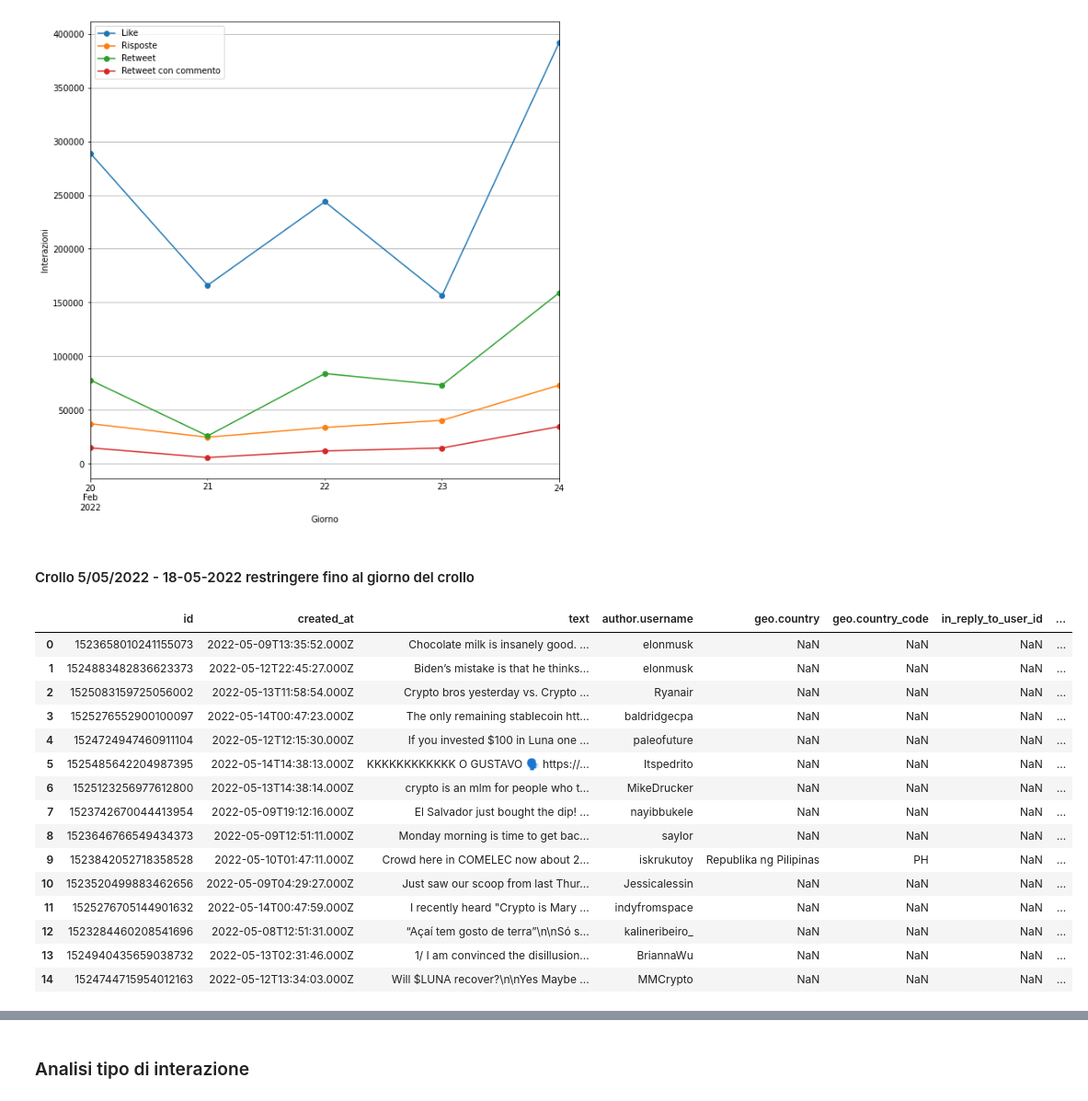
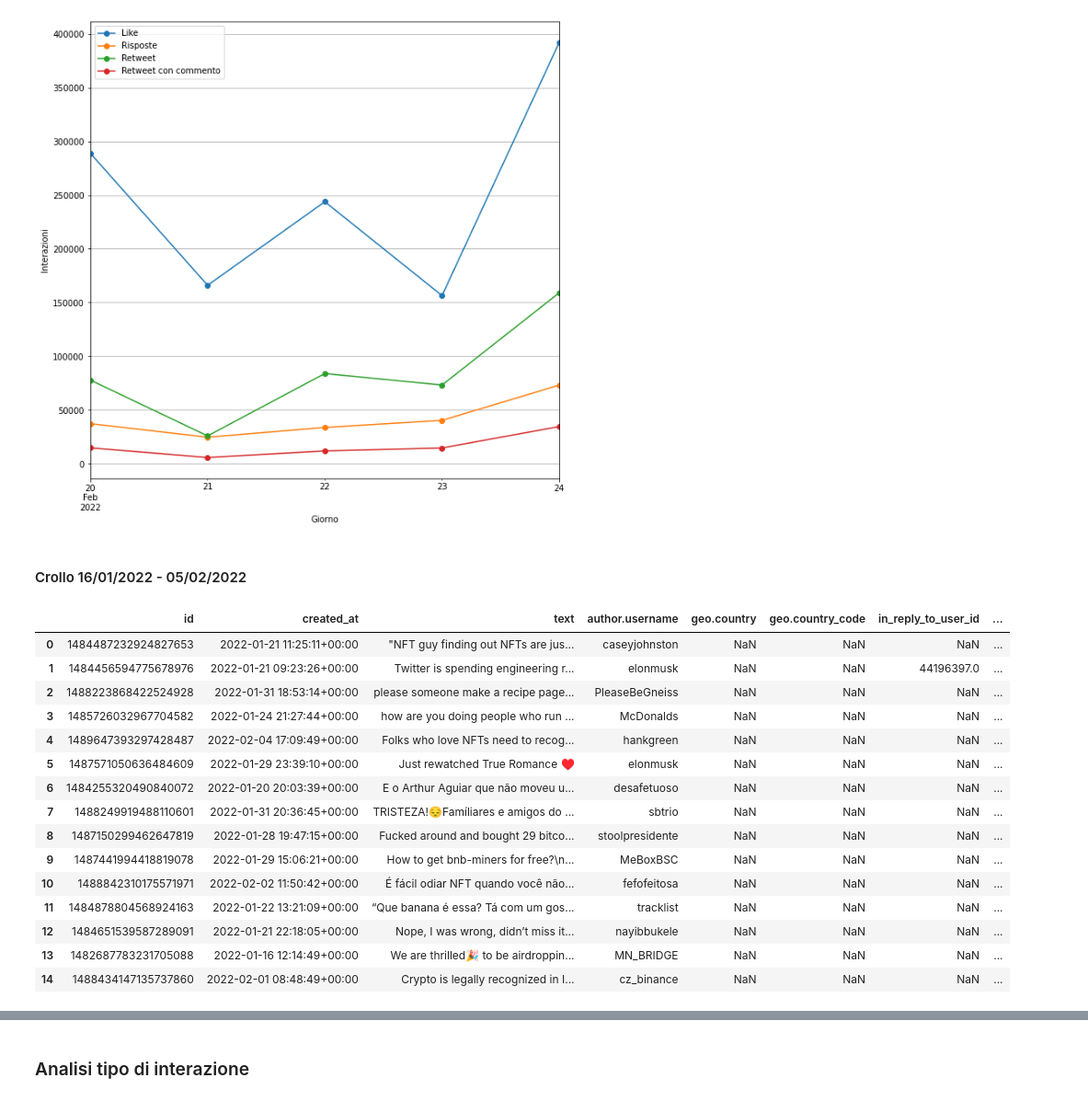
Before and after one commit to isabellamarasco/Blockchain_project, a Jupyter notebook: analysis.ipynb, the cells around one changed output, grey strips where cells are left out. Shown at 92% size. Cells and saved outputs as stored; diff of their text form; code cells hidden in the pictures.

```diff
--- a/analysis.ipynb
+++ b/analysis.ipynb
@@ -210,32 +210,32 @@ plot_autor(df_3)
 plot_daily_trends(df_3)
 # %% [output]
 [figure]
-# %% [markdown]
-#### Crollo 5/05/2022 - 18-05-2022 restringere fino al giorno del crollo
+# %% [markdown]
+#### Crollo 16/01/2022 - 05/02/2022
 # %%
 #take data created_at into 2021/05/11 to 2021/05/24 and order by likes_count
-df_4 = df[(df['created_at'] >= '2022-05-08') & (df['created_at'] <= '2022-05-15')]
+df_4 = df[(df['created_at'] >= '2022-01-16') & (df['created_at'] <= '2022-02-05')]
 df_4 = df_4.sort_values(by=['public_metrics.like_count','public_metrics.reply_count', 'public_metrics.retweet_count', 'public_metrics.quote_count'], ascending=False)
 
 df_4 = df_4.reset_index(drop=True)
 display (df_4.head(15))
 # %% [output]
 |  | id | created_at | text | author.username | geo.country | geo.country_code | in_reply_to_user_id | ... |
-| 0 | 1523658010241155073 | 2022-05-09T13:35:52.000Z | Chocolate milk is insanely good. ... | elonmusk | NaN | NaN | NaN | ... |
-| 1 | 1524883482836623373 | 2022-05-12T22:45:27.000Z | Biden’s mistake is that he thinks... | elonmusk | NaN | NaN | NaN | ... |
-| 2 | 1525083159725056002 | 2022-05-13T11:58:54.000Z | Crypto bros yesterday vs. Crypto ... | Ryanair | NaN | NaN | NaN | ... |
-| 3 | 1525276552900100097 | 2022-05-14T00:47:23.000Z | The only remaining stablecoin htt... | baldridgecpa | NaN | NaN | NaN | ... |
-| 4 | 1524724947460911104 | 2022-05-12T12:15:30.000Z | If you invested $100 in Luna one ... | paleofuture | NaN | NaN | NaN | ... |
-| 5 | 1525485642204987395 | 2022-05-14T14:38:13.000Z | KKKKKKKKKKKK O GUSTAVO 🗣 https://... | Itspedrito | NaN | NaN | NaN | ... |
-| 6 | 1525123256977612800 | 2022-05-13T14:38:14.000Z | crypto is an mlm for people who t... | MikeDrucker | NaN | NaN | NaN | ... |
-| 7 | 1523742670044413954 | 2022-05-09T19:12:16.000Z | El Salvador just bought the dip! ... | nayibbukele | NaN | NaN | NaN | ... |
-| 8 | 1523646766549434373 | 2022-05-09T12:51:11.000Z | Monday morning is time to get bac... | saylor | NaN | NaN | NaN | ... |
-| 9 | 1523842052718358528 | 2022-05-10T01:47:11.000Z | Crowd here in COMELEC now about 2... | iskrukutoy | Republika ng Pilipinas | PH | NaN | ... |
-| 10 | 1523520499883462656 | 2022-05-09T04:29:27.000Z | Just saw our scoop from last Thur... | Jessicalessin | NaN | NaN | NaN | ... |
-| 11 | 1525276705144901632 | 2022-05-14T00:47:59.000Z | I recently heard "Crypto is Mary ... | indyfromspace | NaN | NaN | NaN | ... |
-| 12 | 1523284460208541696 | 2022-05-08T12:51:31.000Z | “Açaí tem gosto de terra”\n\nSó s... | kalineribeiro_ | NaN | NaN | NaN | ... |
-| 13 | 1524940435659038732 | 2022-05-13T02:31:46.000Z | 1/ I am convinced the disillusion... | BriannaWu | NaN | NaN | NaN | ... |
-| 14 | 1524744715954012163 | 2022-05-12T13:34:03.000Z | Will $LUNA recover?\n\nYes Maybe ... | MMCrypto | NaN | NaN | NaN | ... |
+| 0 | 1484487232924827653 | 2022-01-21 11:25:11+00:00 | "NFT guy finding out NFTs are jus... | caseyjohnston | NaN | NaN | NaN | ... |
+| 1 | 1484456594775678976 | 2022-01-21 09:23:26+00:00 | Twitter is spending engineering r... | elonmusk | NaN | NaN | 44196397.0 | ... |
+| 2 | 1488223868422524928 | 2022-01-31 18:53:14+00:00 | please someone make a recipe page... | PleaseBeGneiss | NaN | NaN | NaN | ... |
+| 3 | 1485726032967704582 | 2022-01-24 21:27:44+00:00 | how are you doing people who run ... | McDonalds | NaN | NaN | NaN | ... |
+| 4 | 1489647393297428487 | 2022-02-04 17:09:49+00:00 | Folks who love NFTs need to recog... | hankgreen | NaN | NaN | NaN | ... |
+| 5 | 1487571050636484609 | 2022-01-29 23:39:10+00:00 | Just rewatched True Romance ♥️ | elonmusk | NaN | NaN | NaN | ... |
+| 6 | 1484255320490840072 | 2022-01-20 20:03:39+00:00 | E o Arthur Aguiar que não moveu u... | desafetuoso | NaN | NaN | NaN | ... |
+| 7 | 1488249919488110601 | 2022-01-31 20:36:45+00:00 | TRISTEZA!😔Famíliares e amigos do ... | sbtrio | NaN | NaN | NaN | ... |
+| 8 | 1487150299462647819 | 2022-01-28 19:47:15+00:00 | Fucked around and bought 29 bitco... | stoolpresidente | NaN | NaN | NaN | ... |
+| 9 | 1487441994418819078 | 2022-01-29 15:06:21+00:00 | How to get bnb-miners for free?\n... | MeBoxBSC | NaN | NaN | NaN | ... |
+| 10 | 1488842310175571971 | 2022-02-02 11:50:42+00:00 | É fácil odiar NFT quando você não... | fefofeitosa | NaN | NaN | NaN | ... |
+| 11 | 1484878804568924163 | 2022-01-22 13:21:09+00:00 | “Que banana é essa? Tá com um gos... | tracklist | NaN | NaN | NaN | ... |
+| 12 | 1484651539587289091 | 2022-01-21 22:18:05+00:00 | Nope, I was wrong, didn’t miss it... | nayibbukele | NaN | NaN | NaN | ... |
+| 13 | 1482687783231705088 | 2022-01-16 12:14:49+00:00 | We are thrilled🎉 to be airdroppin... | MN_BRIDGE | NaN | NaN | NaN | ... |
+| 14 | 1488434147135737860 | 2022-02-01 08:48:49+00:00 | Crypto is legally recognized in I... | cz_binance | NaN | NaN | NaN | ... |
 # %%
 plot_autor(df_4)
 # %% [output]
```
Also changed, not shown: parts of 10 cells of this notebook, 2 other files.
